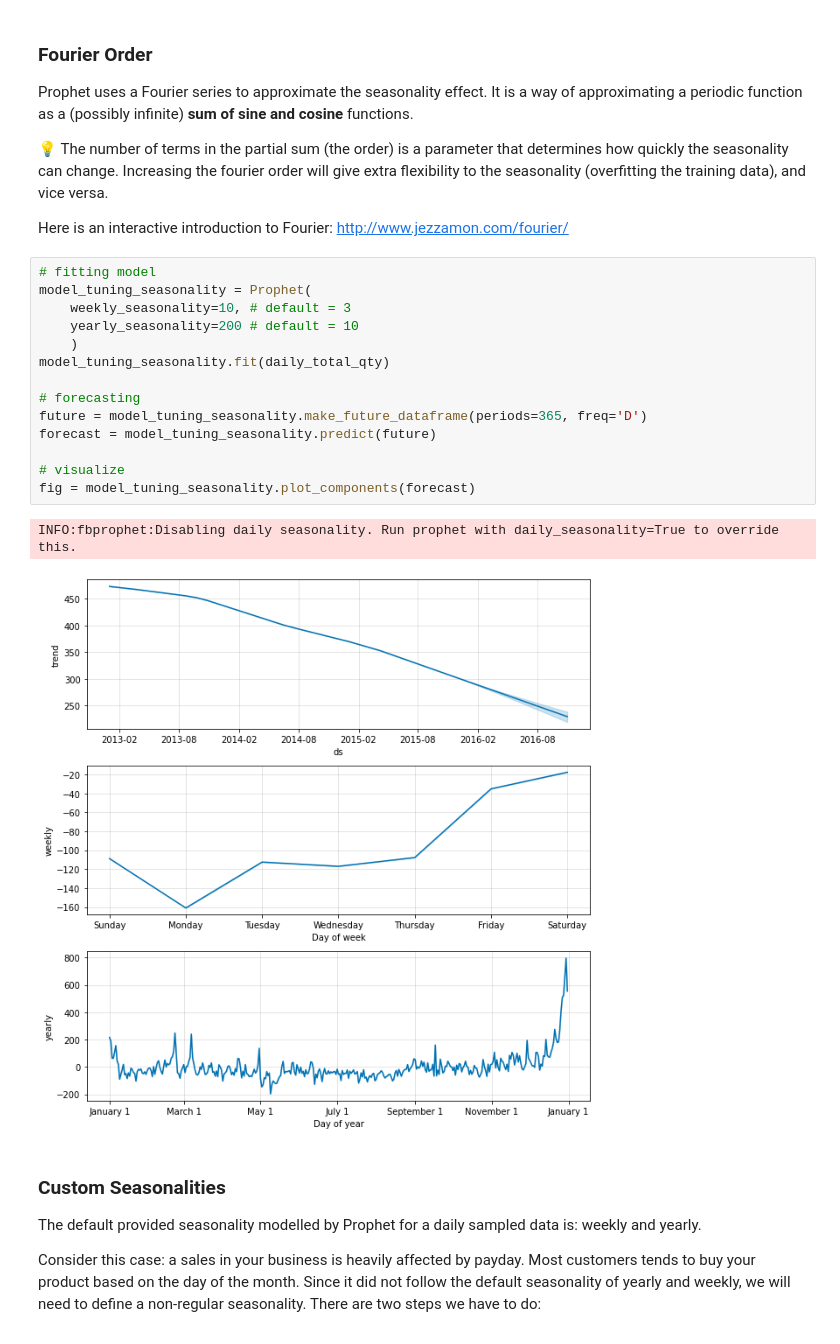
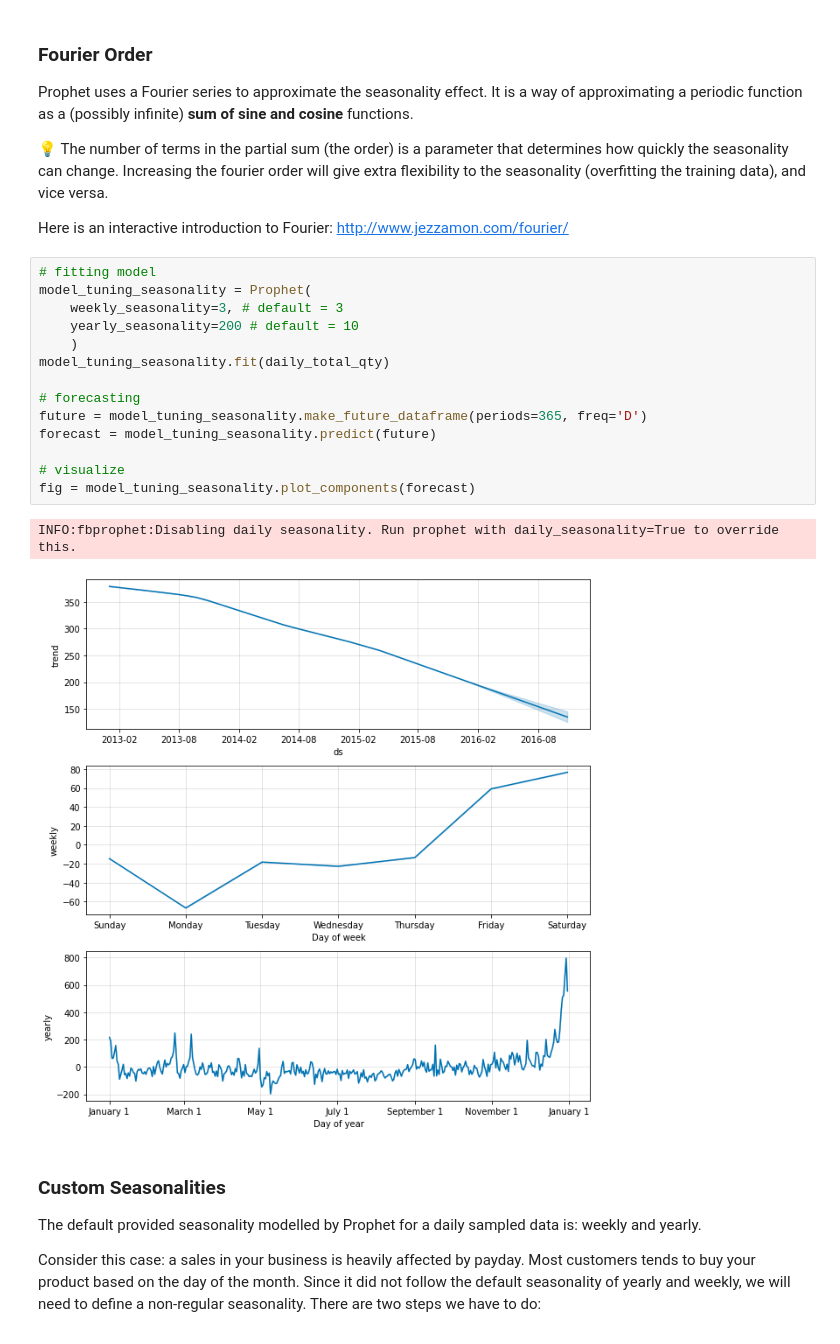
Before and after one commit to tomytjandra/tsf-prophet, a Jupyter notebook: Time_Series_Forecasting_using_Prophet.ipynb, the cells around one changed output. Saved outputs shown, nothing was run; the diff lists cells and outputs as text.

```diff
--- a/Time_Series_Forecasting_using_Prophet.ipynb
+++ b/Time_Series_Forecasting_using_Prophet.ipynb
@@ -482,20 +484,20 @@ Here is an interactive introduction to Fourier: http://www.jezzamon.com/fourier/
 # %%
 # fitting model
 model_tuning_seasonality = Prophet(
-    weekly_seasonality=10, # default = 3
+    weekly_seasonality=3, # default = 3
     yearly_seasonality=200 # default = 10
     )
 model_tuning_seasonality.fit(daily_total_qty)
 
 # forecasting
 future = model_tuning_seasonality.make_future_dataframe(periods=365, freq='D')
 forecast = model_tuning_seasonality.predict(future)
 
 # visualize
 fig = model_tuning_seasonality.plot_components(forecast)
 # %% [output]
 INFO:fbprophet:Disabling daily seasonality. Run prophet with daily_seasonality=True to override this.
-[figure, old version]
+[figure, new version]
 # %% [markdown]
 ### Custom Seasonalities
 
```
Also changed, not shown: parts of 10 cells of this notebook.
